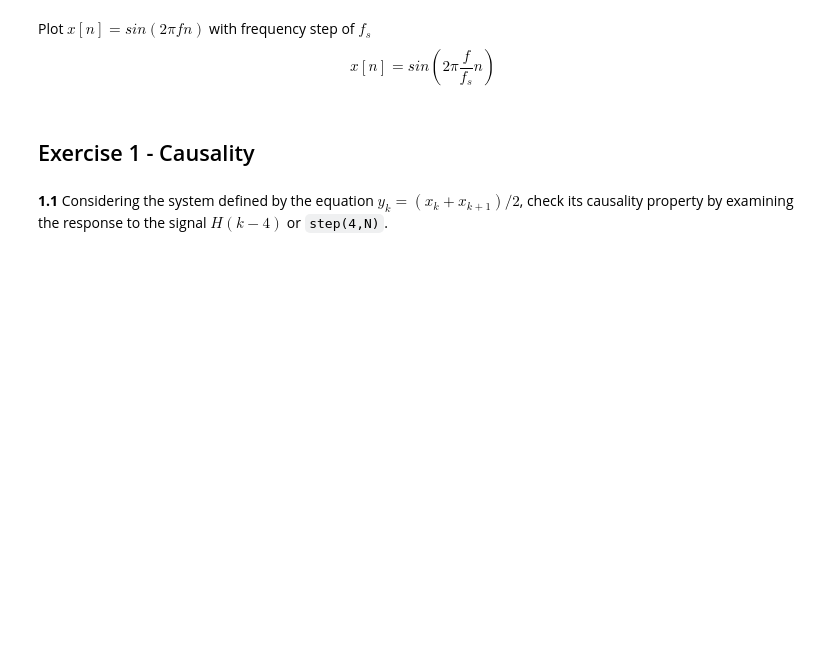
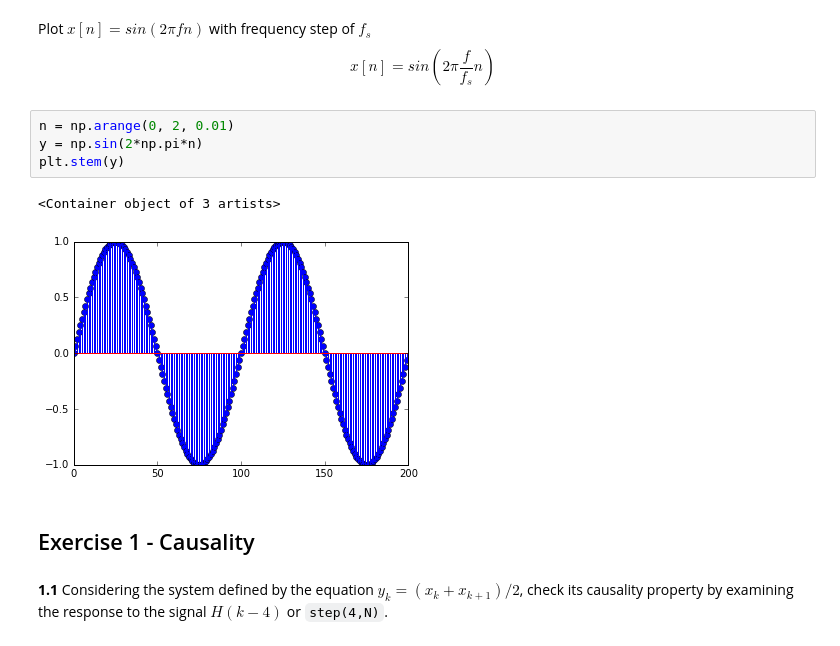
Before and after one commit to ziyanghong/DSP-TP-1617, a Jupyter notebook: Lab2/python/Lab2.ipynb, the cells around one changed output. Drawn from its saved outputs; the diff is of its cells as text; blank space fills up the shorter version.

```diff
--- a/Lab2/python/Lab2.ipynb
+++ b/Lab2/python/Lab2.ipynb
@@ -17,6 +27,13 @@ Plot $x(t) = sin(2\pi f t)$,  $f = 1 Hz$
 # %% [markdown]
 Plot $x[n] = sin(2\pi f n)$ with frequency step of $f_s$
 $$x[n] = sin(2\pi\frac{f}{f_s}n)$$
+# %%
+n = np.arange(0, 2, 0.01)
+y = np.sin(2*np.pi*n)
+plt.stem(y)
+# %% [output]
+<Container object of 3 artists>
+[figure, added]
 # %% [markdown]
 ## Exercise 1 - Causality
 # %% [markdown]
```
Also changed, not shown: parts of 14 cells of this notebook.
